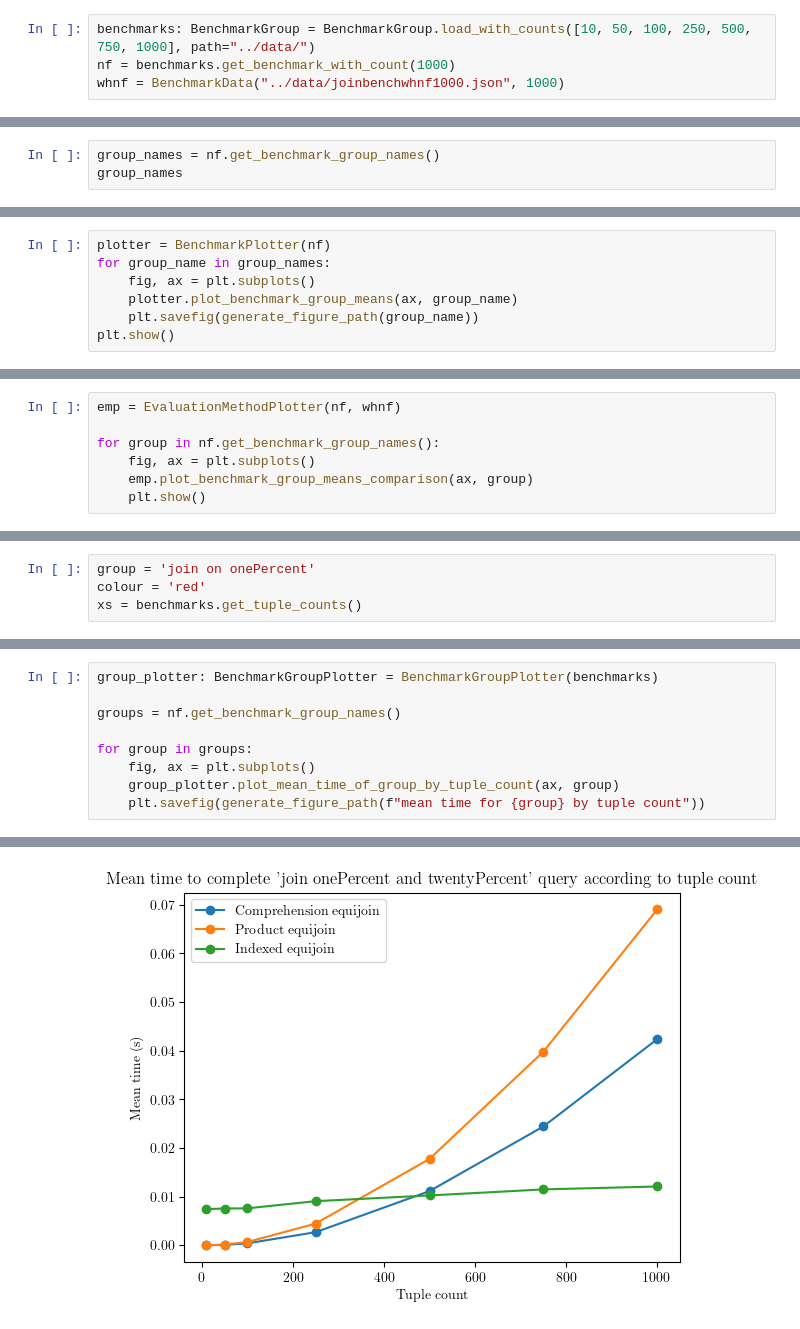
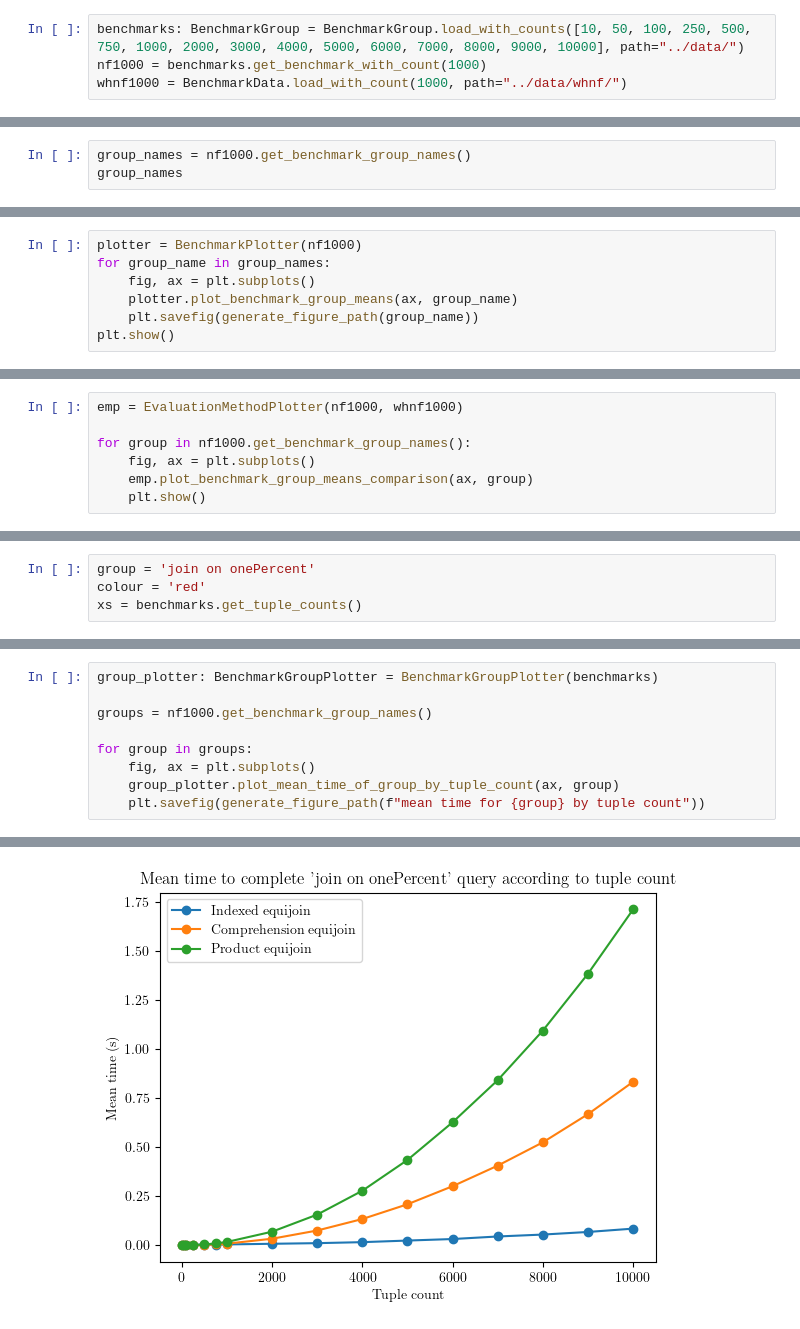
Before and after one commit to MatBon01/joinbench, a Jupyter notebook: analysis/joinbench.ipynb, the cells around one changed output, grey strips where cells are left out. Cells and saved outputs as stored; diff of their text form.

```diff
--- a/analysis/joinbench.ipynb
+++ b/analysis/joinbench.ipynb
@@ -30,7 +30,7 @@ def generate_figure_path(name: str) -> str:
 def get_data_with_tuple_count(count: int) -> BenchmarkData:
     return BenchmarkData.infer_tuple_count_from_path(f"../data/joinbench{count}.json")
 # %%
-benchmarks: BenchmarkGroup = BenchmarkGroup.load_with_counts([10, 50, 100, 250, 500, 750, 1000], path="../data/")
-nf = benchmarks.get_benchmark_with_count(1000)
-whnf = BenchmarkData("../data/joinbenchwhnf1000.json", 1000)
+benchmarks: BenchmarkGroup = BenchmarkGroup.load_with_counts([10, 50, 100, 250, 500, 750, 1000, 2000, 3000, 4000, 5000, 6000, 7000, 8000, 9000, 10000], path="../data/")
+nf1000 = benchmarks.get_benchmark_with_count(1000)
+whnf1000 = BenchmarkData.load_with_count(1000, path="../data/whnf/")
 # %%
@@ -50,7 +50,7 @@ names
  'join even and odd/Comprehension equijoin',
  'join even and odd/Indexed equijoin']
 # %%
-group_names = nf.get_benchmark_group_names()
+group_names = nf1000.get_benchmark_group_names()
 group_names
 # %% [output]
 {'join even and odd',
@@ -87,7 +87,7 @@ bg
 # %% [output]
 'join even and odd'
 # %%
-plotter = BenchmarkPlotter(nf)
+plotter = BenchmarkPlotter(nf1000)
 for group_name in group_names:
     fig, ax = plt.subplots()
     plotter.plot_benchmark_group_means(ax, group_name)
@@ -101,7 +101,7 @@ plt.show()
 # %%
-emp = EvaluationMethodPlotter(nf, whnf)
+emp = EvaluationMethodPlotter(nf1000, whnf1000)
 
-for group in nf.get_benchmark_group_names():
+for group in nf1000.get_benchmark_group_names():
     fig, ax = plt.subplots()
     emp.plot_benchmark_group_means_comparison(ax, group)
     plt.show()
@@ -133,7 +133,7 @@ nf.get_function_name_list()
 # %%
 group_plotter: BenchmarkGroupPlotter = BenchmarkGroupPlotter(benchmarks)
 
-groups = nf.get_benchmark_group_names()
+groups = nf1000.get_benchmark_group_names()
 
 for group in groups:
     fig, ax = plt.subplots()
@@ -144 +144 @@ for group in groups:
-[figure, old version]
+[figure, new version]
```
Also changed, not shown: parts of 11 cells of this notebook, 42 other files.
